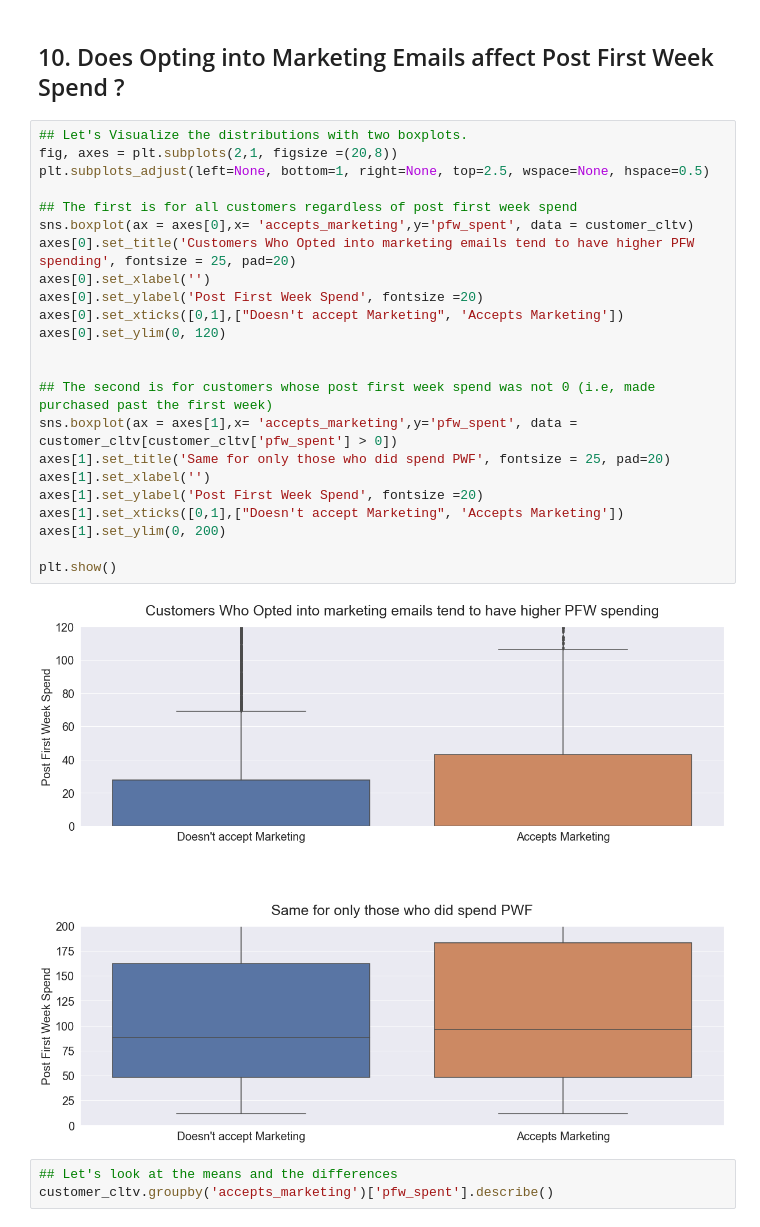
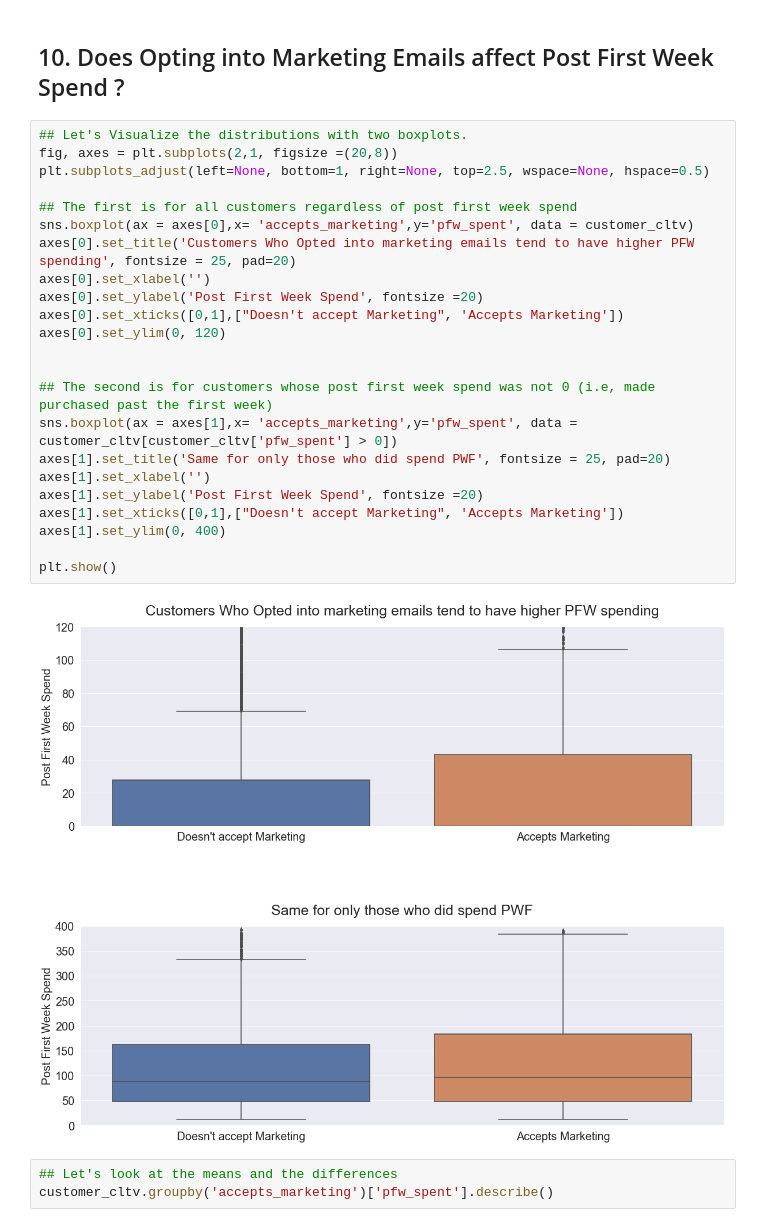
Before and after one commit to benjaminbellman/Shopify_CLTV_Machine_Learning, a Jupyter notebook: 3.Exploratory_Data_Analysis/EDA.ipynb, the cells around one changed output. Saved outputs shown, nothing was run; the diff lists cells and outputs as text.

```diff
--- a/3.Exploratory_Data_Analysis/EDA.ipynb
+++ b/3.Exploratory_Data_Analysis/EDA.ipynb
@@ -491,28 +492,28 @@ Ttest_indResult(statistic=4.209591461839883, pvalue=2.5794510588053636e-05)
 # %%
 ## Let's Visualize the distributions with two boxplots.
 fig, axes = plt.subplots(2,1, figsize =(20,8))
 plt.subplots_adjust(left=None, bottom=1, right=None, top=2.5, wspace=None, hspace=0.5)
 
 ## The first is for all customers regardless of post first week spend
 sns.boxplot(ax = axes[0],x= 'accepts_marketing',y='pfw_spent', data = customer_cltv)
 axes[0].set_title('Customers Who Opted into marketing emails tend to have higher PFW spending', fontsize = 25, pad=20)
 axes[0].set_xlabel('')
 axes[0].set_ylabel('Post First Week Spend', fontsize =20)
 axes[0].set_xticks([0,1],["Doesn't accept Marketing", 'Accepts Marketing'])
 axes[0].set_ylim(0, 120)
 
 
 ## The second is for customers whose post first week spend was not 0 (i.e, made purchased past the first week)
 sns.boxplot(ax = axes[1],x= 'accepts_marketing',y='pfw_spent', data = customer_cltv[customer_cltv['pfw_spent'] > 0])
 axes[1].set_title('Same for only those who did spend PWF', fontsize = 25, pad=20)
 axes[1].set_xlabel('')
 axes[1].set_ylabel('Post First Week Spend', fontsize =20)
 axes[1].set_xticks([0,1],["Doesn't accept Marketing", 'Accepts Marketing'])
-axes[1].set_ylim(0, 200)
+axes[1].set_ylim(0, 400)
 
 plt.show()
 # %% [output]
-[figure, old version]
+[figure, new version]
 # %%
 ## Let's look at the means and the differences
 customer_cltv.groupby('accepts_marketing')['pfw_spent'].describe()
```
Also changed, not shown: parts of 7 cells of this notebook, 1 other file.
